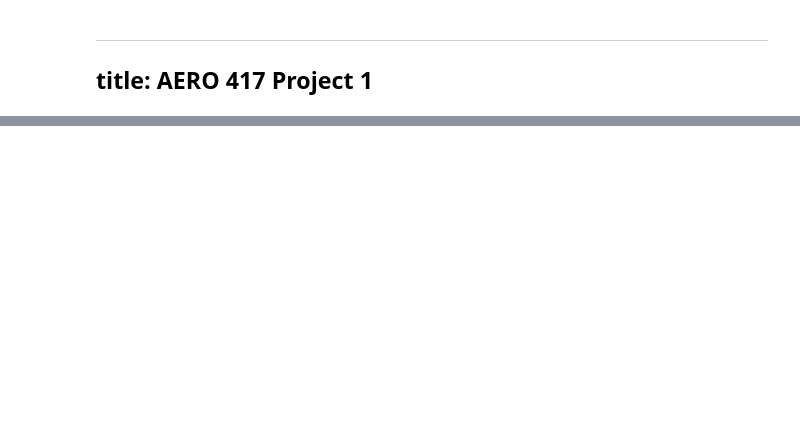
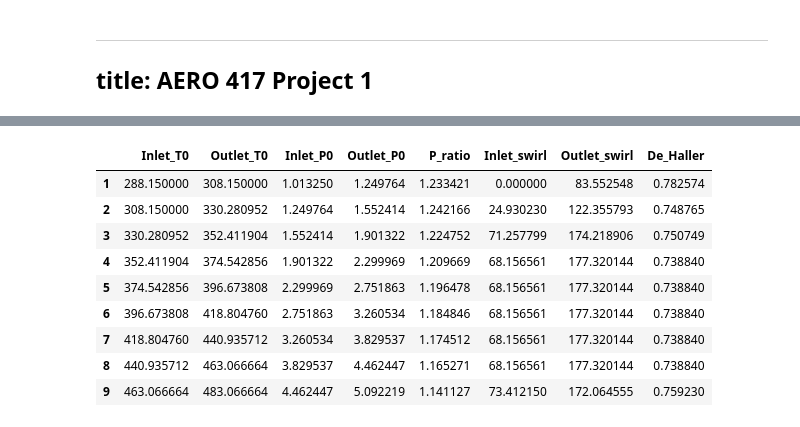
Before and after one commit to jjermstad24/Fall_2024_Classes, a Jupyter notebook: AERO_417/Project_1.ipynb, the cells around one changed output, grey strips where cells are left out. Drawn from its saved outputs; the diff is of its cells as text; code cells hidden in the pictures; blank space fills up the shorter version.

```diff
--- a/AERO_417/Project_1.ipynb
+++ b/AERO_417/Project_1.ipynb
@@ -174,0 +113,74 @@ Mean- 0.16959883424943842
+# %%
+mean_temperature_rise = (T2-T1)/num_stages
+
+min_temperature_rise = mean_temperature_rise-mean_temperature_rise%(np.ceil(mean_temperature_rise/5))
+max_temperature_rise = ((T2-T1)-2*min_temperature_rise)/(num_stages-2)
+temperature_rise = []
+temperature_rise.append(min_temperature_rise)
+temperature_rise.extend((num_stages-2)*[max_temperature_rise])
+temperature_rise.append(min_temperature_rise)
+
+work_done = [max(0.98-i*0.05,0.83) for i in range(num_stages)]
+
+C1_swirl = [0]
+
+swirl_change = Cp*temperature_rise[0]/work_done[0]/U_mean
+C2_swirl = [C1_swirl[-1]+swirl_change]
+
+Beta1 = np.arctan(U_mean/C_axial)
+Alpha1 = np.arctan(C1_swirl[-1]/C_axial)
+Beta2 = np.arctan((U_mean-C2_swirl[-1])/C_axial)
+Alpha2 = np.arctan(C2_swirl[-1]/C_axial)
+
+De_Haller = [np.cos(Beta1)/np.cos(Beta2)]
+
+P_ratio = [(1+compressor_polytropic_efficiency*temperature_rise[0]/T01)**(gamma/(gamma-1))]
+
+Inlet_P0 = [P01]
+Outlet_P0 = [P_ratio[-1]*P01]
+
+Inlet_T0 = [T01]
+Outlet_T0 = [T01+temperature_rise[0]]
+
+Lambda = [1-(C2_swirl[-1]+C1_swirl[-1])/2/U_mean,0.7]
+Lambda.extend((num_stages-2)*[0.5])
+
+def beta_equations(x,idx):
+    return [temperature_rise[idx]*Cp/work_done[idx]/U_mean/C_axial-(np.tan(x[0])-np.tan(x[1])),
+            Lambda[idx]/C_axial*2*U_mean-(np.tan(x[0])+np.tan(x[1]))]
+
+for stage_num in range(1,num_stages):
+    Beta1,Beta2 = fsolve(beta_equations,[1,1],args=stage_num)
+    Alpha1 = np.arctan(U_mean/C_axial-np.tan(Beta1))
+    Alpha2 = np.arctan(U_mean/C_axial-np.tan(Beta2))
+    C1_swirl.append(C_axial*np.tan(Alpha1))
+    C2_swirl.append(C_axial*np.tan(Alpha2))
+    De_Haller.append(np.cos(Beta1)/np.cos(Beta2))
+    P_ratio.append((1+compressor_polytropic_efficiency*temperature_rise[stage_num]/Outlet_T0[-1])**(gamma/(gamma-1)))
+    Inlet_P0.append(Outlet_P0[-1])
+    Outlet_P0.append(P_ratio[-1]*Inlet_P0[-1])
+    Inlet_T0.append(Outlet_T0[-1])
+    Outlet_T0.append(Inlet_T0[-1]+temperature_rise[stage_num])
+
+df = {"Inlet_T0":Inlet_T0,
+      "Outlet_T0":Outlet_T0,
+      "Inlet_P0":Inlet_P0,
+      "Outlet_P0":Outlet_P0,
+      "P_ratio":P_ratio,
+      "Inlet_swirl":C1_swirl,
+      "Outlet_swirl":C2_swirl,
+      "De_Haller":De_Haller}
+df = pd.DataFrame(df)
+df.index+=1
+df
+# %% [output]
+|  | Inlet_T0 | Outlet_T0 | Inlet_P0 | Outlet_P0 | P_ratio | Inlet_swirl | Outlet_swirl | De_Haller |
+| 1 | 288.150000 | 308.150000 | 1.013250 | 1.249764 | 1.233421 | 0.000000 | 83.552548 | 0.782574 |
+| 2 | 308.150000 | 330.280952 | 1.249764 | 1.552414 | 1.242166 | 24.930230 | 122.355793 | 0.748765 |
+| 3 | 330.280952 | 352.411904 | 1.552414 | 1.901322 | 1.224752 | 71.257799 | 174.218906 | 0.750749 |
+| 4 | 352.411904 | 374.542856 | 1.901322 | 2.299969 | 1.209669 | 68.156561 | 177.320144 | 0.738840 |
+| 5 | 374.542856 | 396.673808 | 2.299969 | 2.751863 | 1.196478 | 68.156561 | 177.320144 | 0.738840 |
+| 6 | 396.673808 | 418.804760 | 2.751863 | 3.260534 | 1.184846 | 68.156561 | 177.320144 | 0.738840 |
+| 7 | 418.804760 | 440.935712 | 3.260534 | 3.829537 | 1.174512 | 68.156561 | 177.320144 | 0.738840 |
+| 8 | 440.935712 | 463.066664 | 3.829537 | 4.462447 | 1.165271 | 68.156561 | 177.320144 | 0.738840 |
+| 9 | 463.066664 | 483.066664 | 4.462447 | 5.092219 | 1.141127 | 73.412150 | 172.064555 | 0.759230 |
```
Also changed, not shown: parts of 12 cells of this notebook.
